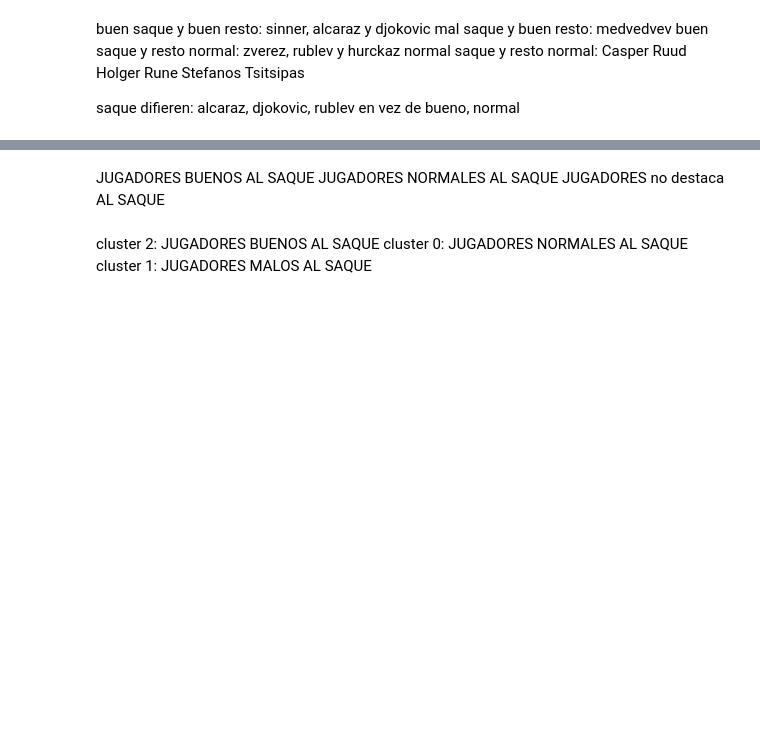
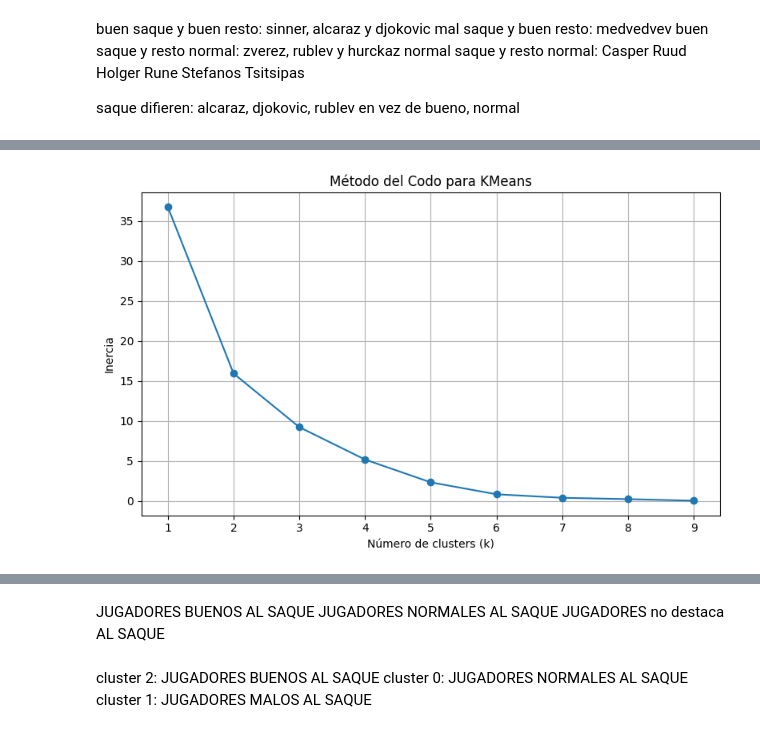
Before and after one commit to joseluis031/TFG_Tennis, a Jupyter notebook: clusters_perfiles.ipynb, the cells around one changed output, grey strips where cells are left out. Drawn from its saved outputs; the diff is of its cells as text; code cells hidden in the pictures; blank space fills up the shorter version.

```diff
--- a/clusters_perfiles.ipynb
+++ b/clusters_perfiles.ipynb
@@ -105,0 +25,85 @@ dtype: float64
+# %%
+
+df_top10 = df[df['Player'].isin(top10)].copy()
+
+# === 2. Define tus dos grupos conceptuales de variables ===
+# Grupo ofensivo / potencia al saque
+variables_x = ['Ace%', 'DF%']  # Eje X
+
+# Grupo de consistencia / defensa bajo presión
+variables_y = ['Hld%', '1st%', '2%-InP']  # Eje Y
+
+# === 3. Escalar cada grupo por separado ===
+scaler_x = StandardScaler()
+X_x_scaled = scaler_x.fit_transform(df_top10[variables_x])
+
+scaler_y = StandardScaler()
+X_y_scaled = scaler_y.fit_transform(df_top10[variables_y])
+
+# === 4. PCA en cada grupo ===
+pca_x = PCA(n_components=1)
+pca_y = PCA(n_components=1)
+
+PC1_x = pca_x.fit_transform(X_x_scaled).flatten()
+PC1_y = pca_y.fit_transform(X_y_scaled).flatten()
+
+# === 5. Agregar componentes al DataFrame ===
+df_top10['PC1_X'] = PC1_x  # Potencia al saque
+df_top10['PC1_Y'] = PC1_y  # Consistencia / presión
+
+# === 6. Técnica del Codo para encontrar el mejor k ===
+X_custom = df_top10[['PC1_X', 'PC1_Y']]
+inertias = []
+k_range = range(1, 10)
+
+for k in k_range:
+    kmeans = KMeans(n_clusters=k, random_state=42)
+    kmeans.fit(X_custom)
+    inertias.append(kmeans.inertia_)
+
+# === 7. Graficar el método del codo ===
+plt.figure(figsize=(8, 5))
+plt.plot(k_range, inertias, marker='o')
+plt.xticks(k_range)
+plt.xlabel('Número de clusters (k)')
+plt.ylabel('Inercia')
+plt.title('Método del Codo para KMeans')
+plt.grid(True)
+plt.tight_layout()
+plt.show()
+
+# === 8. Elegir k y aplicar KMeans ===
+k_optimo = 3
+kmeans = KMeans(n_clusters=k_optimo, random_state=42)
+df_top10['Cluster'] = kmeans.fit_predict(X_custom)
+
+# === 9. Visualización del clustering ===
+plt.figure(figsize=(10, 7))
+plt.scatter(df_top10['PC1_X'], df_top10['PC1_Y'], c=df_top10['Cluster'], cmap='Set1', s=80, edgecolor='k')
+
+for _, row in df_top10.iterrows():
+    plt.text(row['PC1_X'], row['PC1_Y'], row['Player'], fontsize=9, ha='right')
+
+plt.xlabel("PC1 - Potencia al saque")
+plt.ylabel("PC1 - Consistencia bajo presión")
+plt.title("Clustering (Top 10) – PCA por dimensiones tácticas")
+plt.grid(True)
+plt.tight_layout()
+plt.show()
+
+# === 10. Mostrar jugadores por clúster ===
+for c in sorted(df_top10['Cluster'].unique()):
+    print(f"\nCluster {c}:")
+    print(df_top10[df_top10['Cluster'] == c]['Player'].to_string(index=False))
+
+# === 11. Mostrar pesos (loading) de cada variable en su componente ===
+print("\n=== Contribución de cada variable a PC1 (precision al saque) ===")
+print(pd.Series(pca_x.components_[0], index=variables_x).round(4))
+
+print("\n=== Contribución de cada variable a PC1 (consistencia al saque) ===")
+print(pd.Series(pca_y.components_[0], index=variables_y).round(4))
+
+# === 12. Guardar clusters en diccionario si deseas usar luego ===
+clusters_saque = dict(zip(df_top10['Player'], df_top10['Cluster']))
+# %% [output]
+[figure, added]
```
Also changed, not shown: parts of 10 cells of this notebook, 8 other files.
